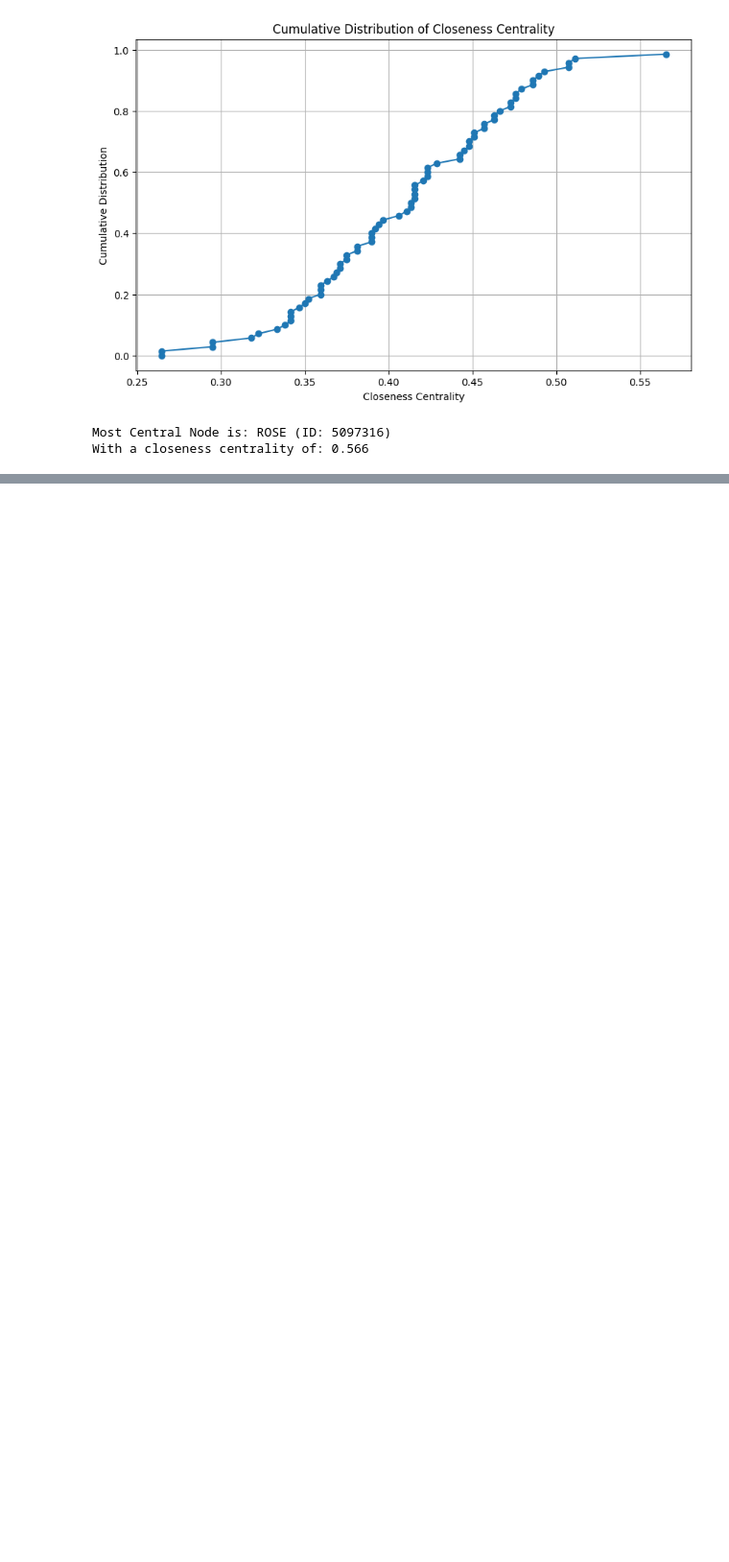
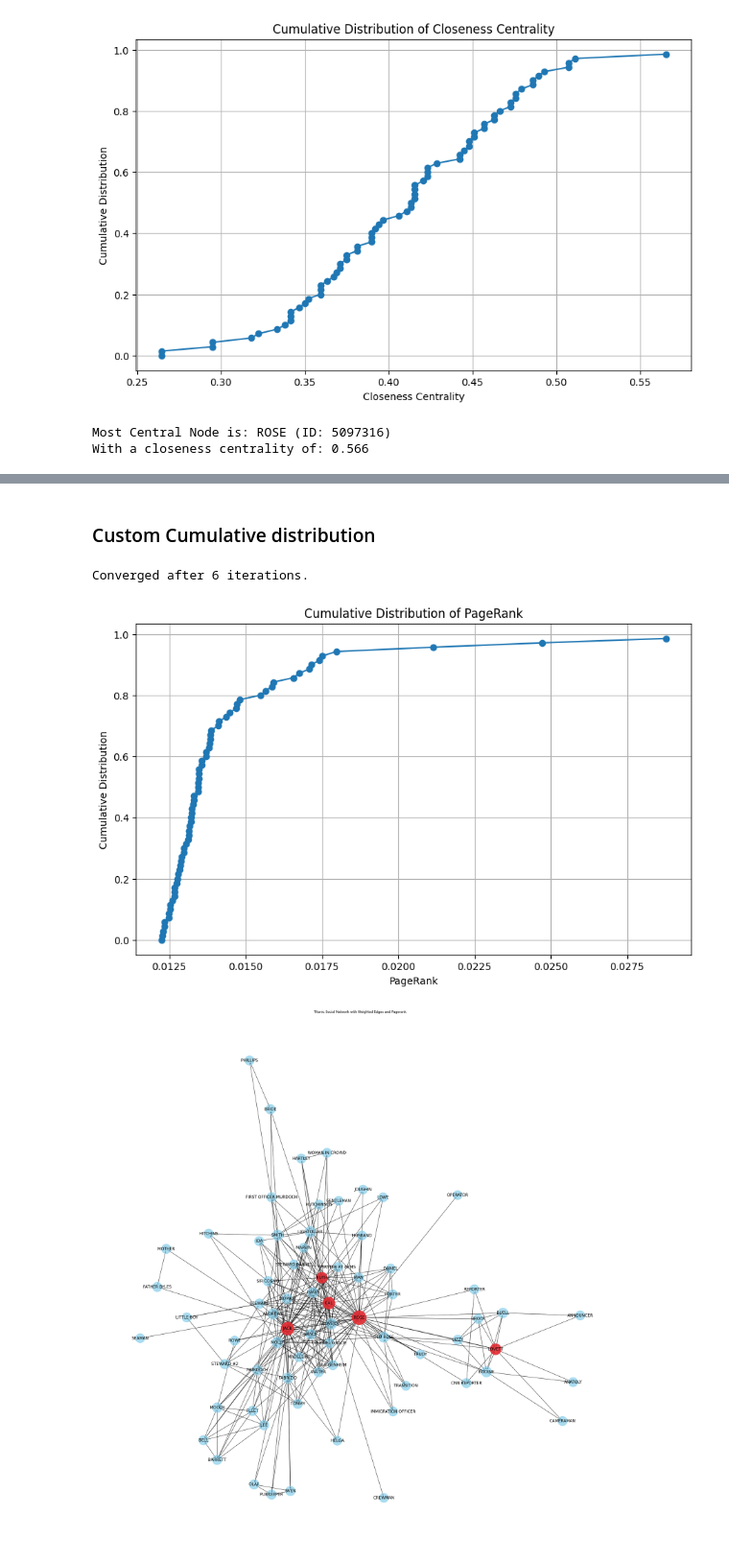
Before and after one commit to fraasa/sna_titanic, a Jupyter notebook: Reports/report_1.ipynb, the cells around one changed output, grey strips where cells are left out. Shown at 96% size. Saved outputs shown, nothing was run; the diff lists cells and outputs as text; code cells hidden in the pictures; blank space fills up the shorter version.

```diff
--- a/Reports/report_1.ipynb
+++ b/Reports/report_1.ipynb
@@ -282,0 +387,46 @@ With a closeness centrality of: 0.566
+# %% [markdown]
+### Custom Cumulative distribution
+# %%
+import matplotlib.pyplot as plt
+import numpy as np
+
+# Function to plot the cumulative distribution of closeness centrality
+def plot_cumulative_distribution(centrality_values, title):
+    sorted_values = np.sort(list(centrality_values.values()))
+    y_vals = np.arange(len(sorted_values)) / float(len(sorted_values))
+    plt.figure(figsize=(10, 6))
+    plt.plot(sorted_values, y_vals, marker='o')
+    plt.title(f'Cumulative Distribution of {title}')
+    plt.xlabel(title)
+    plt.ylabel('Cumulative Distribution')
+    plt.grid(True)
+    plt.show()
+
+# Load the graph
+G = load_graph('../Graph/nodes.csv','../Graph/edges.csv')
+
+# Compute pagerank
+pagerank, _ = calculate_pagerank(G)
+
+# Plot the cumulative distribution for PageRank
+plot_cumulative_distribution(pagerank, 'PageRank')
+
+# Custom plot to visualize the graph
+id_to_name = nx.get_node_attributes(G, 'label')
+plt.figure(figsize=(36, 36))
+pos = nx.spring_layout(G, seed=42)
+node_sizes = [pagerank[node] * 100000 for node in G.nodes()]
+edge_widths = [d['weight'] for _, _, d in G.edges(data=True)]
+nx.draw_networkx_nodes(G, pos, node_size=node_sizes, node_color='skyblue', alpha=0.7)
+nx.draw_networkx_edges(G, pos, width=edge_widths, alpha=0.7)
+labels = {node: id_to_name[node] for node in G.nodes()}
+nx.draw_networkx_labels(G, pos, labels=labels, font_size=15)
+top_5_nodes = list(sorted(pagerank.items(), key=lambda x: x[1], reverse=True)[:5])
+nx.draw_networkx_nodes(G, pos, nodelist=[node for node, _ in top_5_nodes], node_color='red', node_size=[pagerank[node] * 100000 for node, _ in top_5_nodes], alpha=0.7)
+plt.title("Titanic Social Network with Weighted Edges and Pagerank")
+plt.axis("off")
+plt.show()
+# %% [output]
+Converged after 6 iterations.
+[figure, added]
+[figure, added]
```
Also changed, not shown: parts of 3 cells of this notebook.
